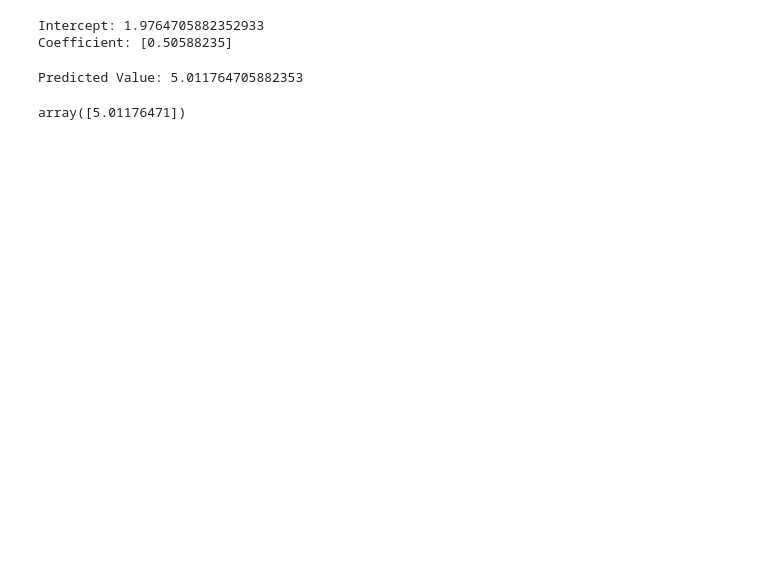
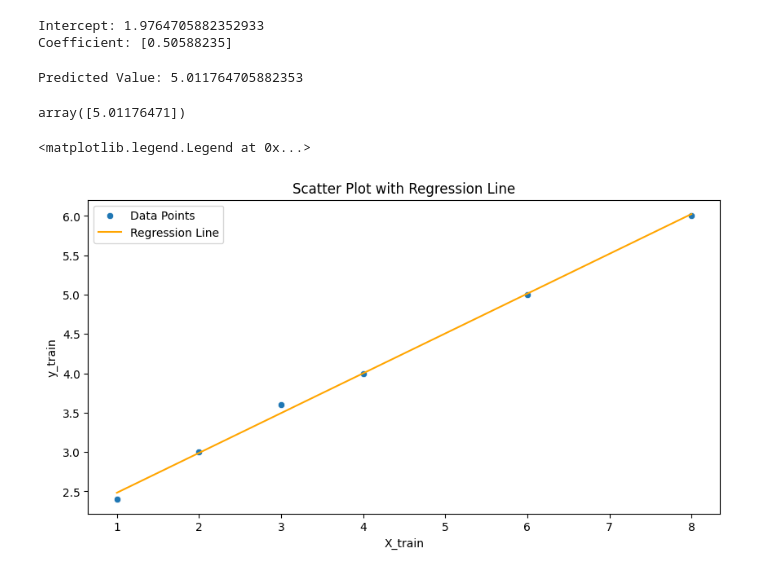
Before and after one commit to Mohammed-Khubaib/ML, a Jupyter notebook: Liniear_Regession.ipynb, the cells around one changed output. Saved outputs shown, nothing was run; the diff lists cells and outputs as text; code cells hidden in the pictures; blank space fills up the shorter version.

```diff
--- a/Liniear_Regession.ipynb
+++ b/Liniear_Regession.ipynb
@@ -33,3 +36,19 @@ y = model.intercept_+(model.coef_*6)
 y
 # %% [output]
 array([5.01176471])
+# %%
+ypred = model.predict(X_train)
+# %%
+data = {'X_train': X_train.flatten(), 'y_train': y_train}
+df = pd.DataFrame(data)
+# %%
+plt.figure(figsize=[10,5])
+sns.scatterplot(x='X_train', y='y_train', data=df, label='Data Points')
+sns.lineplot(x=X_train.flatten(), y=ypred, color='orange', label='Regression Line')
+plt.xlabel('X_train')
+plt.ylabel('y_train')
+plt.title('Scatter Plot with Regression Line')
+plt.legend()
+# %% [output]
+<matplotlib.legend.Legend at 0x...>
+[figure, added]
```
Also changed, not shown: parts of 3 cells of this notebook.
